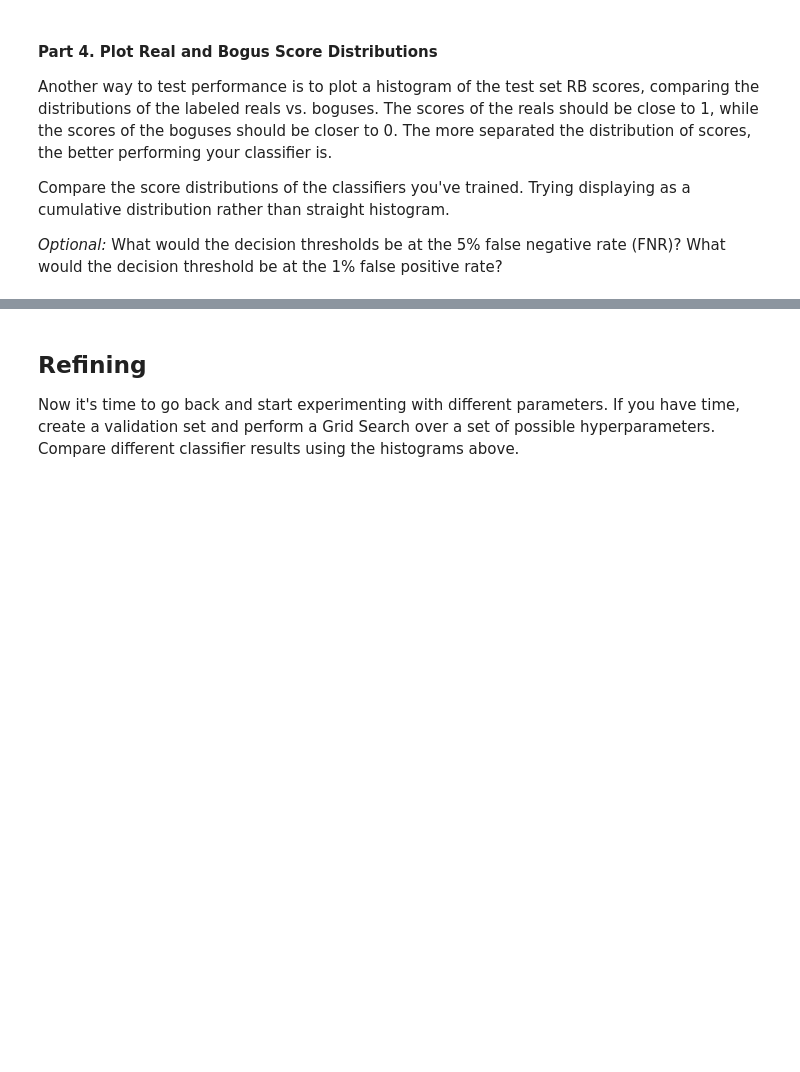
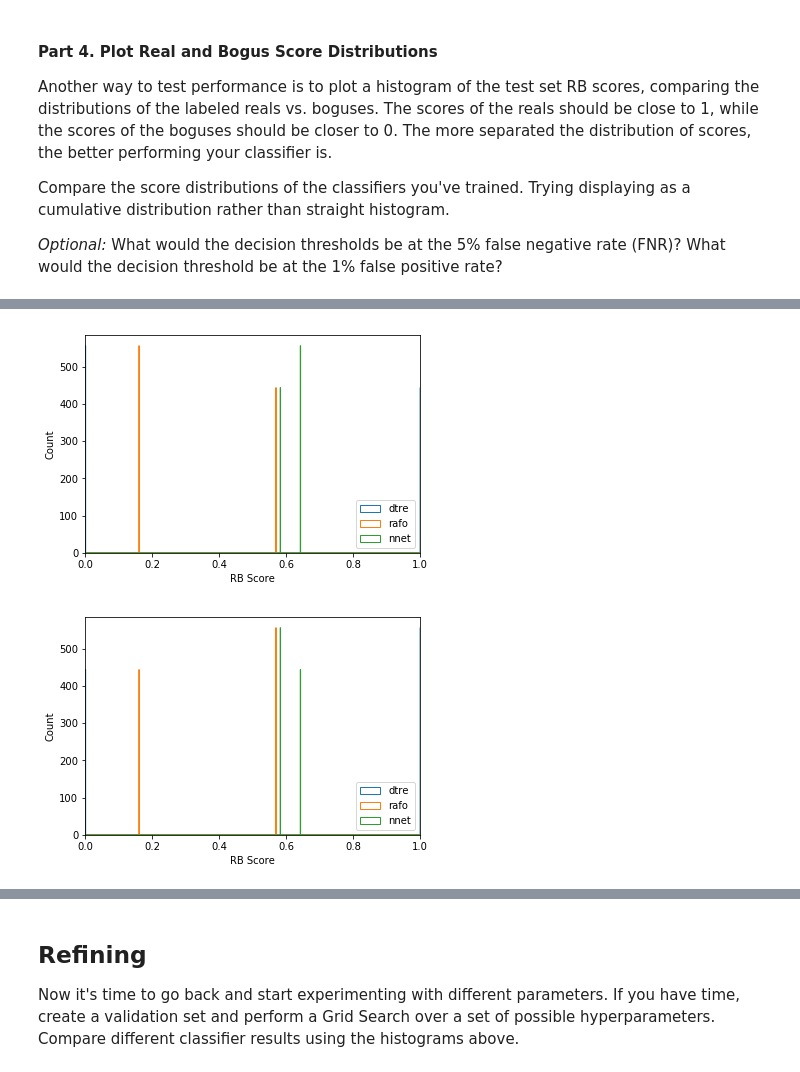
Before and after one commit to d-giles/LSSTC-DSFP-Sessions, a Jupyter notebook: Session7/Day3/Building-A-Supervised-Machine-Learning-Model.ipynb, the cells around one changed output, grey strips where cells are left out. Cells and saved outputs as stored; diff of their text form; code cells hidden in the pictures; blank space fills up the shorter version.

```diff
--- a/Session7/Day3/Building-A-Supervised-Machine-Learning-Model.ipynb
+++ b/Session7/Day3/Building-A-Supervised-Machine-Learning-Model.ipynb
@@ -307,3 +291,10 @@ for clf in clfs:
+# %%
+dtre_fit=dtre.fit(X_train,y_train)
+dtre_score = dtre_fit.predict_proba(X_test)
+rafo_fit=rafo.fit(X_train,y_train)
+rafo_score = rafo_fit.predict_proba(X_test)
+nnet_fit=nnet.fit(X_train,y_train)
+nnet_score = nnet_fit.predict_proba(X_test)
 # %% [markdown]
 #### Part 4. Plot Real and Bogus Score Distributions
 
@@ -315,27 +309,40 @@ Compare the score distributions of the classifiers you've trained.  Trying displ
 # %%
-# INSTRUCTION: create masks for the real and bogus examples of the test set
-
 
 # INSTRUCTION: First compare the classifiers' scores on the test reals only
 #
-
-scores_list = []
-legends = ['Classifier 1', 'Classifier 2', 'Classifier 3'] # REPLACE ME
+scores_list = [dtre_score,rafo_score,nnet_score]
+legends = ['dtre', 'rafo', 'nnet'] # REPLACE ME
 colors = ['g', 'b', 'r']
-rbbins = np.arange(0,1,0.001)
+rbbins = np.arange(0,1.1,0.001)
 
 # Comparison on real examples
 
 plt.figure()
 ax = plt.subplot(111)
 for i, scores in enumerate(scores_list):
-    # ax.hist() - COMPLETE ME
+    scores_real = scores[y_test==1]
+    #scores_bogus = scores[y_test==0]
+    ax.hist(scores_real[:,0],bins=rbbins,normed=True,histtype='step')
 ax.set_xlabel('RB Score')
 ax.set_ylabel('Count')
 ax.set_xbound(0, 1)
 ax.legend(legends, loc=4)
 plt.show()
 
 
 # Now perform the same comparison on bogus examples
 #
+plt.figure()
+ax = plt.subplot(111)
+for i, scores in enumerate(scores_list):
+    #scores_real = scores[y_test==1]
+    scores_bogus = scores[y_test==0]
+    ax.hist(scores_bogus[:,0],bins=rbbins,normed=True,histtype='step')
+ax.set_xlabel('RB Score')
+ax.set_ylabel('Count')
+ax.set_xbound(0, 1)
+ax.legend(legends, loc=4)
+plt.show()
+# %% [output]
+[figure, added]
+[figure, added]
```
Also changed, not shown: parts of 4 cells of this notebook.
